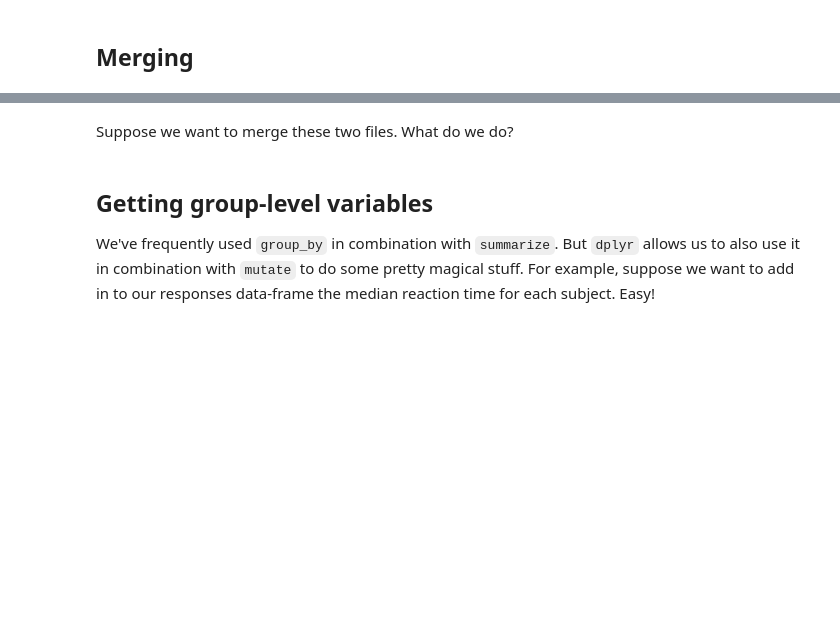
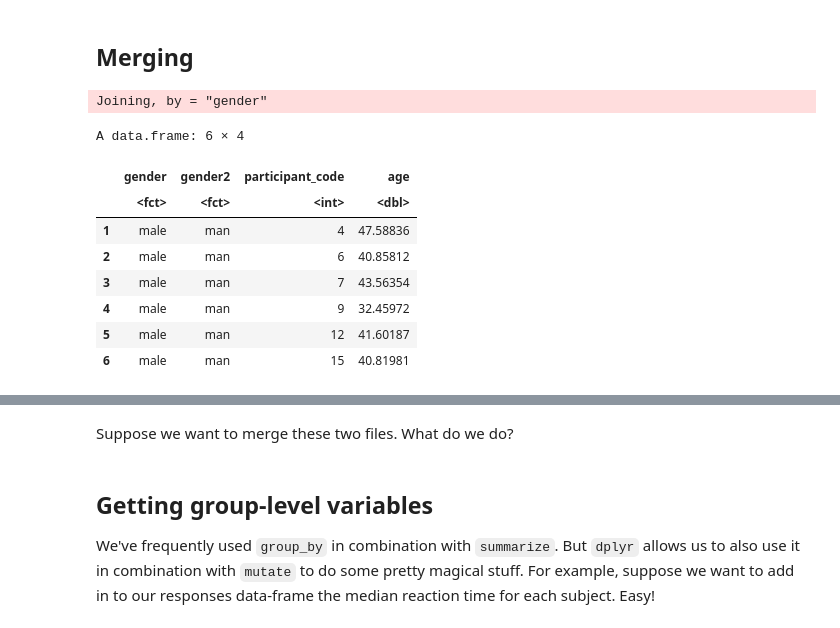
Before and after one commit to psych750/psych750.github.io, a Jupyter notebook: _sources/notebooks/activity_merge_sac.ipynb, the cells around one changed output, grey strips where cells are left out. Drawn from its saved outputs; the diff is of its cells as text; code cells hidden in the pictures; blank space fills up the shorter version.

```diff
--- a/_sources/notebooks/activity_merge_sac.ipynb
+++ b/_sources/notebooks/activity_merge_sac.ipynb
@@ -55,2 +37,15 @@ A data.frame: 10 × 3
 # %% [markdown]
 ## Merging
+# %%
+left_join(convert_gender,demographics) %>% head
+# %% [output]
+Joining, by = "gender"
+A data.frame: 6 × 4
+|  | gender | gender2 | participant_code | age |
+|  | <fct> | <fct> | <int> | <dbl> |
+| 1 | male | man | 4 | 47.58836 |
+| 2 | male | man | 6 | 40.85812 |
+| 3 | male | man | 7 | 43.56354 |
+| 4 | male | man | 9 | 32.45972 |
+| 5 | male | man | 12 | 41.60187 |
+| 6 | male | man | 15 | 40.81981 |
```
Also changed, not shown: parts of 11 cells of this notebook, 9 other files.
